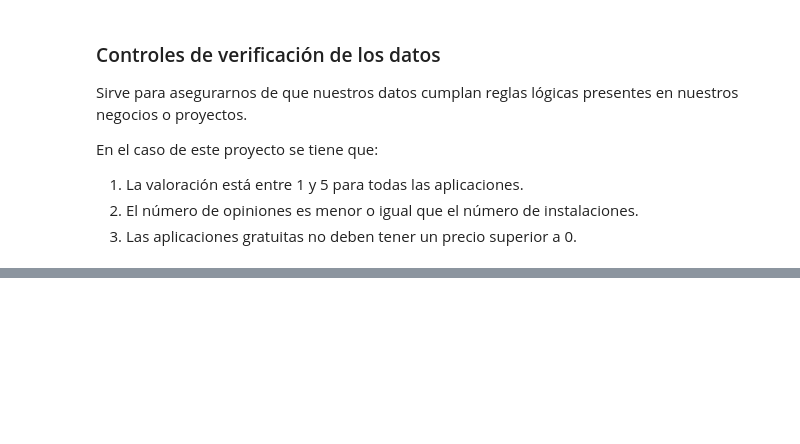
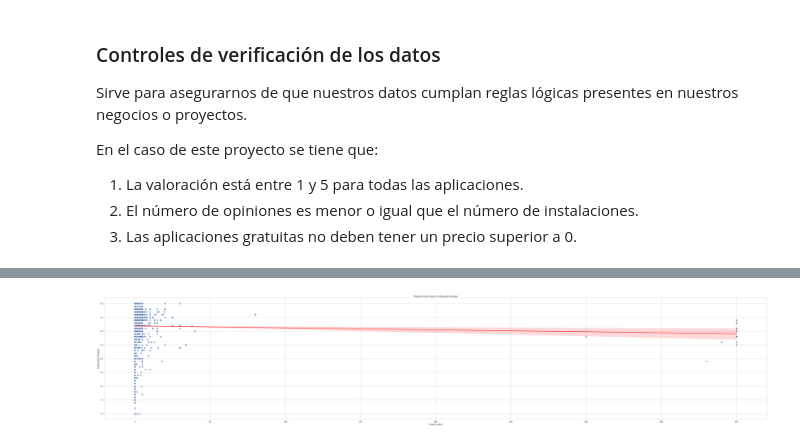
Before and after one commit to UIDE-Tareas/3-Visualizacion-Avanzada-Datos-Data-Science-Tarea1, a Jupyter notebook: Main.ipynb, the cells around one changed output, grey strips where cells are left out. Drawn from its saved outputs; the diff is of its cells as text; code cells hidden in the pictures; blank space fills up the shorter version.

```diff
--- a/Main.ipynb
+++ b/Main.ipynb
@@ -408,7 +336,0 @@ Superior 9.49
-# %%
-# coloca el valor del máximo y minimo a filtrar para Price
-# Nota: mira que estamos sobrescribiendo la variable data (esto con el fin de que todos obtengamos
-# el mismo resultado)
-min_value = -2.51
-max_value = 9.49
-data = data[(data.Price>=min_value) & (data.Price<=max_value)]
@@ -435,5 +336,0 @@ Realicen el mismo procedimiento anterior pero ahora para las variables:
-# %%
-# coloca el valor del máximo y minimo a filtrar para Reviews
-min_val = #colocar valor minimo
-max_val = #colocar valor maximo
-data = data[(data.Reviews>=min_val) & (data.Reviews<=max_val)]
@@ -504,0 +574,17 @@ Si no hay mucha claridad podemos hacer algunas visualizaciones generales. Por ej
+# %%
+plt.figure(figsize=(50, 10))
+# Puntos individuales
+sns.scatterplot(data=data, x='Price', y='Rating', alpha=0.6, edgecolor='white', s=80)
+
+# Línea de tendencia
+sns.regplot(data=data, x='Price', y='Rating', scatter=False, color='red', line_kws={'linewidth':2})
+
+# Títulos y etiquetas
+plt.title('Relación entre Precio y Calificación de Apps')
+plt.xlabel('Precio (USD)')
+plt.ylabel('Calificación (Rating)')
+plt.grid(True)
+plt.tight_layout()
+plt.show()
+# %% [output]
+[figure, added]
```
Also changed, not shown: parts of 63 cells of this notebook, 4 other files.
